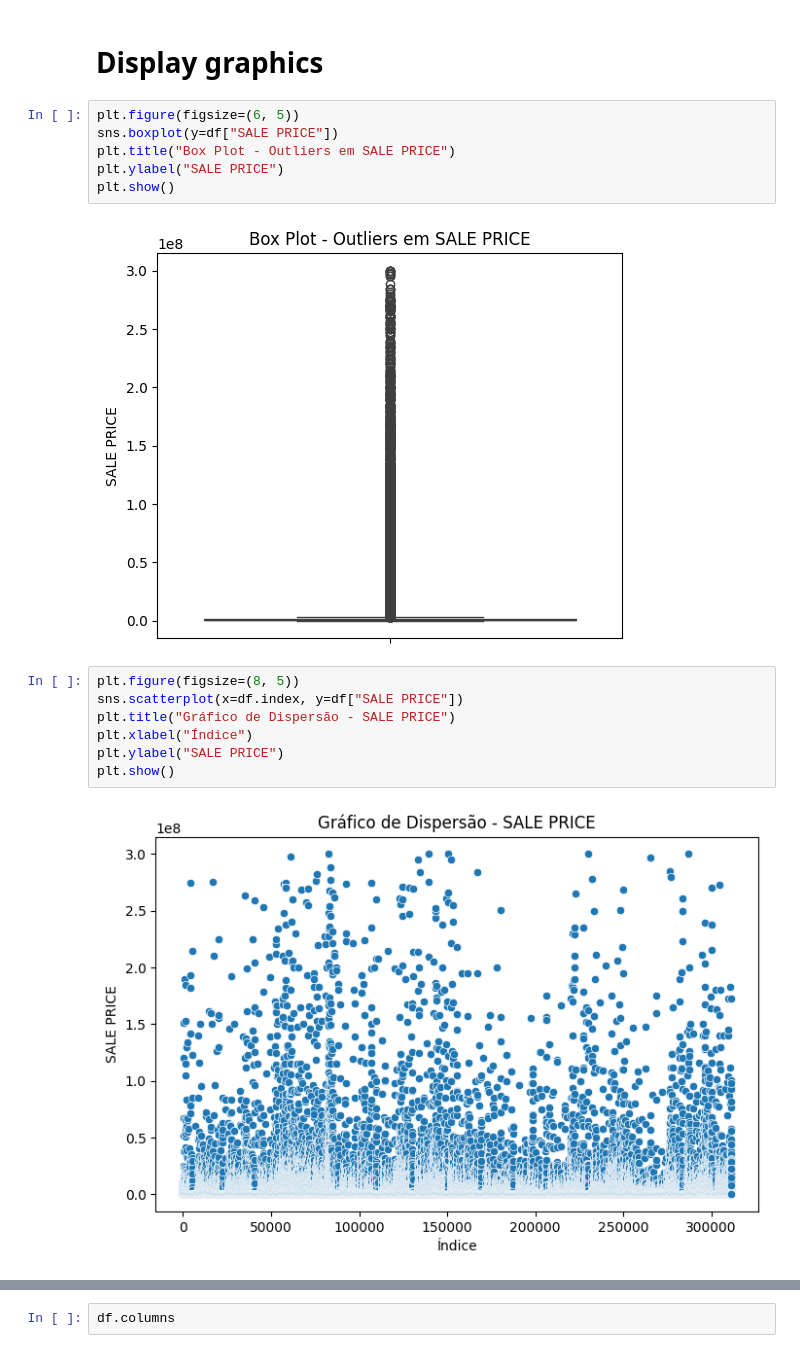
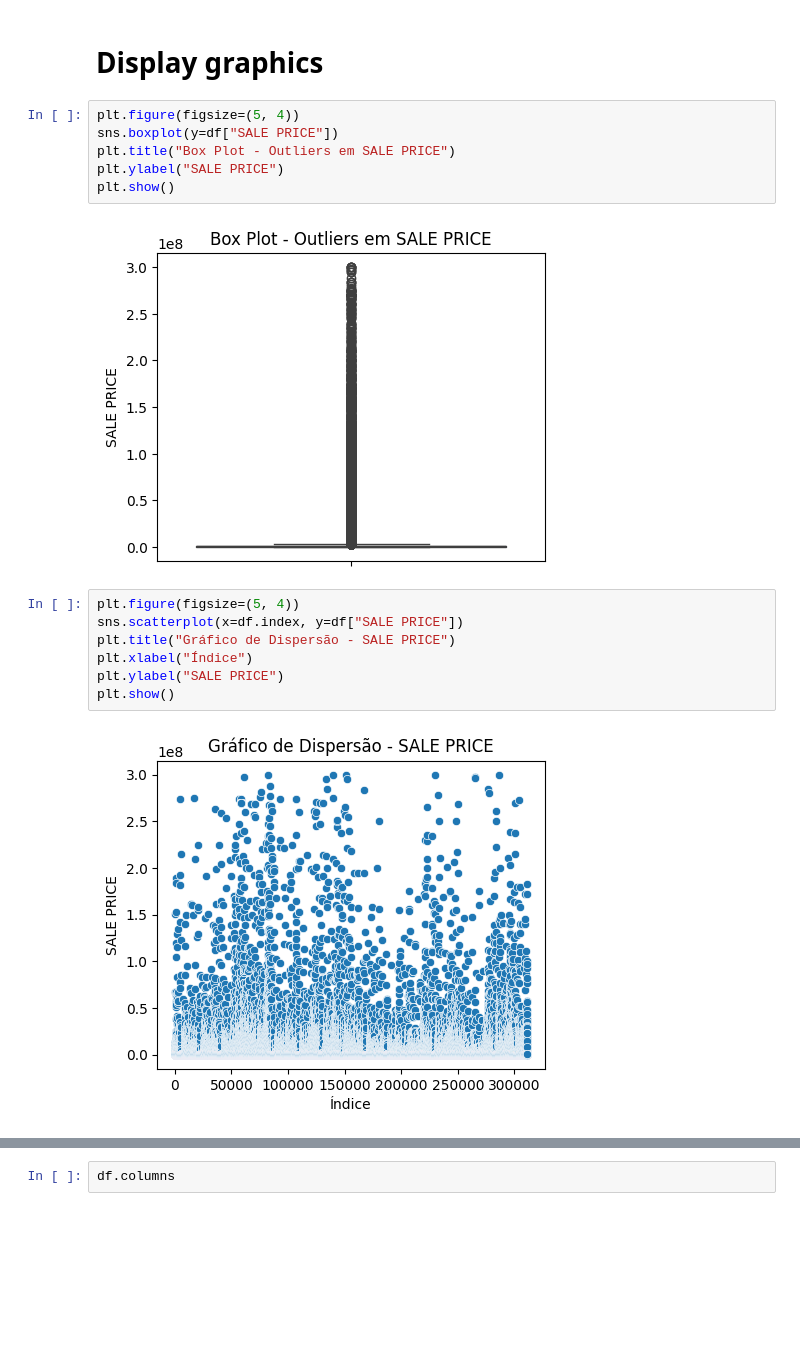
Before and after one commit to viniciusbgs/The_Manhattan_Project, a Jupyter notebook: AI.ipynb, the cells around one changed output, grey strips where cells are left out. Cells and saved outputs as stored; diff of their text form; blank space fills up the shorter version.

```diff
--- a/AI.ipynb
+++ b/AI.ipynb
@@ -174,19 +174,19 @@ df = FilterManhattanCoordinates(df)
 # %% [markdown]
 # Display graphics
 # %%
-plt.figure(figsize=(6, 5))
+plt.figure(figsize=(5, 4))
 sns.boxplot(y=df["SALE PRICE"])
 plt.title("Box Plot - Outliers em SALE PRICE")
 plt.ylabel("SALE PRICE")
 plt.show()
 # %% [output]
-[figure, old version]
+[figure, new version]
 # %%
-plt.figure(figsize=(8, 5))
+plt.figure(figsize=(5, 4))
 sns.scatterplot(x=df.index, y=df["SALE PRICE"])
 plt.title("Gráfico de Dispersão - SALE PRICE")
 plt.xlabel("Índice")
 plt.ylabel("SALE PRICE")
 plt.show()
 # %% [output]
-[figure, old version]
+[figure, new version]
```
Also changed, not shown: parts of 20 cells of this notebook.
